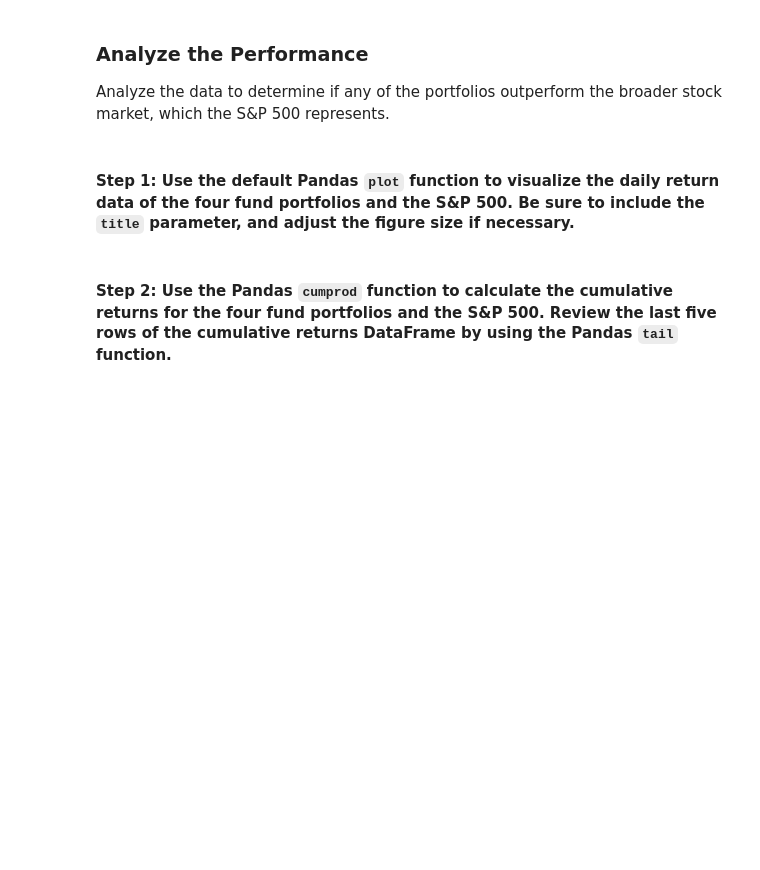
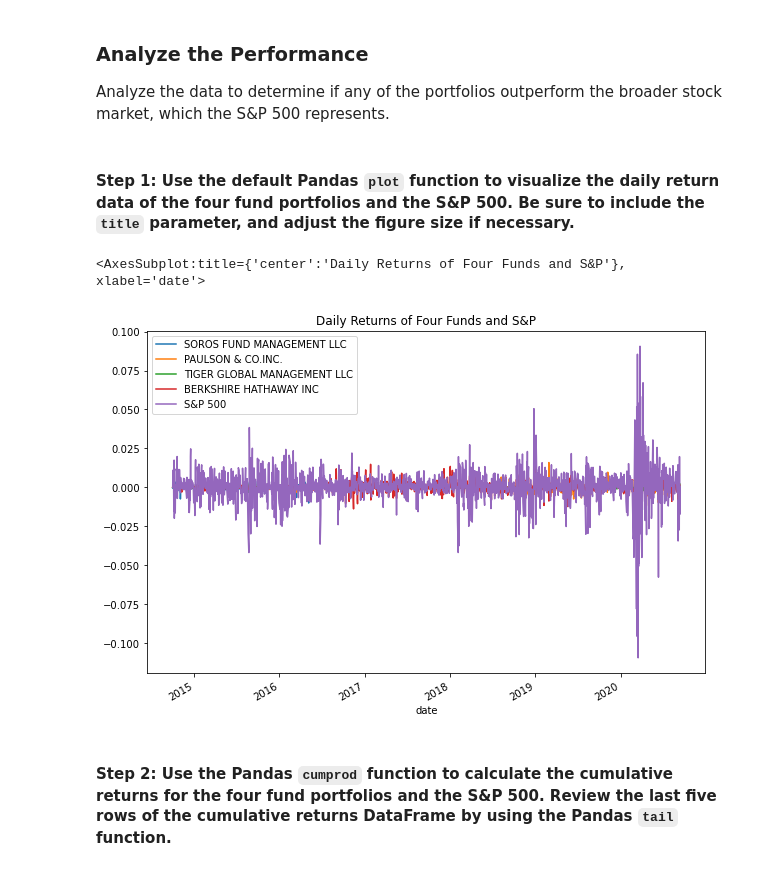
Before and after one commit to mprudd2/Challenge_Four, a Jupyter notebook: risk_return_analysis.ipynb, the cells around one changed output. Drawn from its saved outputs; the diff is of its cells as text; code cells hidden in the pictures; blank space fills up the shorter version.

```diff
--- a/risk_return_analysis.ipynb
+++ b/risk_return_analysis.ipynb
@@ -137,3 +139,6 @@ whale_df.head()
 # Drop any rows with all missing values
 # Review the first five rows of the daily returns DataFrame.
 # YOUR CODE HERE
+whale_df_daily_returns = whale_df.pct_change().dropna()
+
+whale_df.head()
@@ -152,7 +165,11 @@ Analyze the data to determine if any of the portfolios outperform the broader st
 # %%
 # Plot the daily return data of the 4 funds and the S&P 500
 # Inclue a title parameter and adjust the figure size
 # YOUR CODE HERE
+whale_df_daily_returns.plot(figsize=(10,7), title="Daily Returns of Four Funds and S&P")
+# %% [output]
+<AxesSubplot:title={'center':'Daily Returns of Four Funds and S&P'}, xlabel='date'>
+[figure, added]
 # %% [markdown]
 #### Step 2: Use the Pandas `cumprod` function to calculate the cumulative returns for the four fund portfolios and the S&P 500. Review the last five rows of the cumulative returns DataFrame by using the Pandas `tail` function.
 # %%
```
Also changed, not shown: parts of 33 cells of this notebook.
